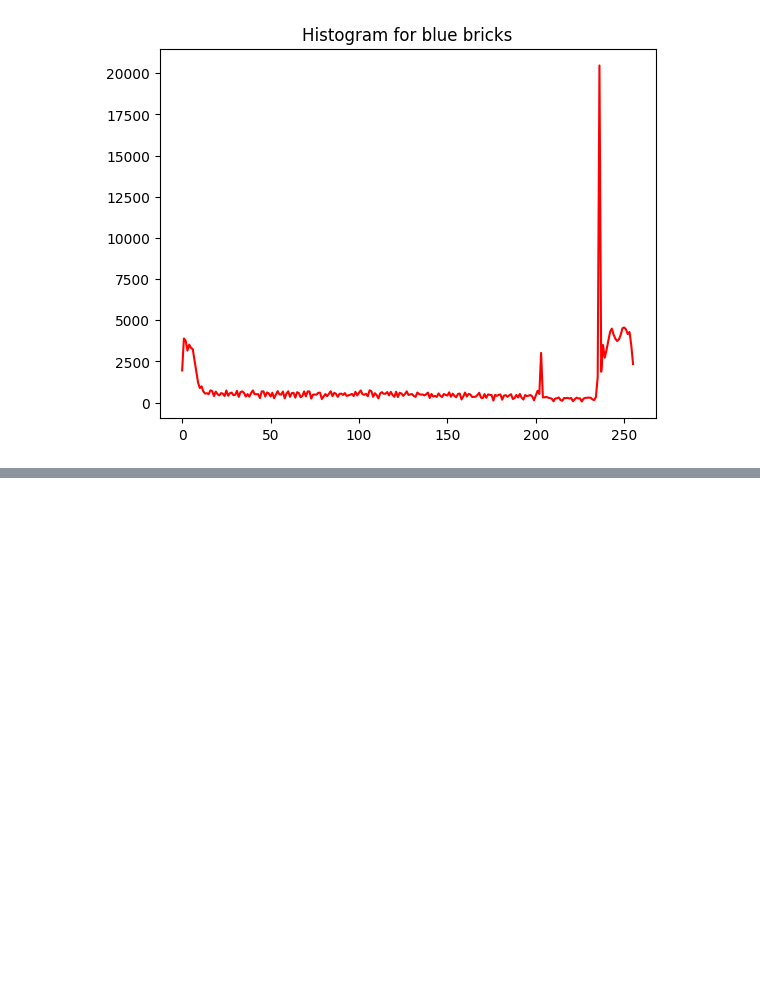
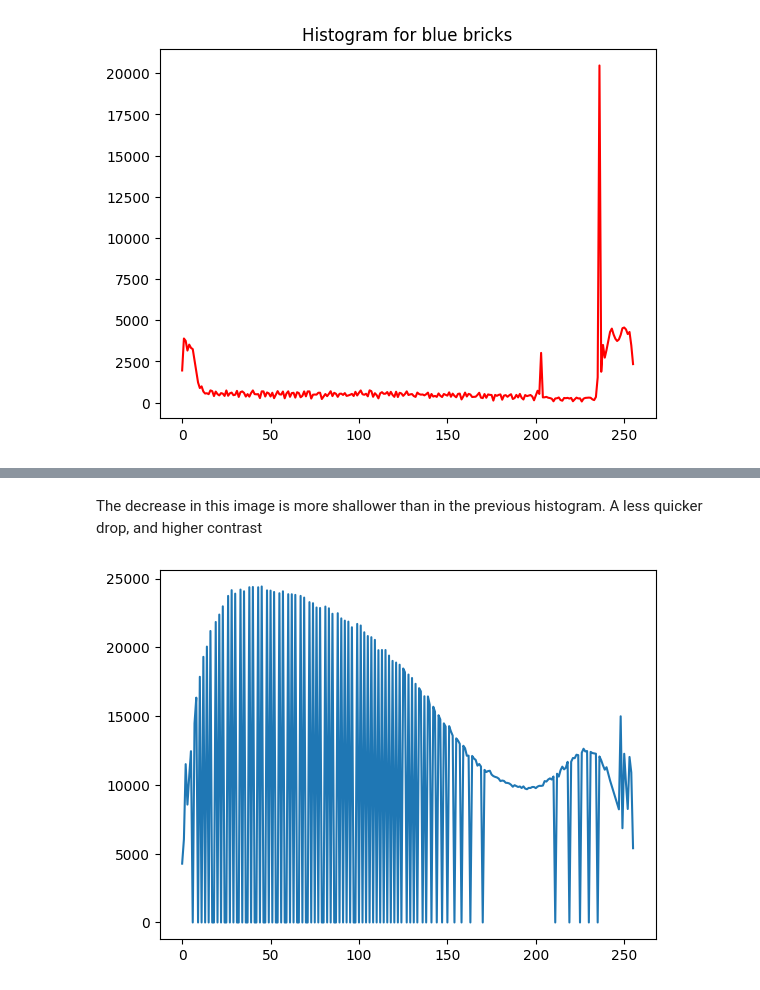
Before and after one commit to Joel-Milla/Computer-Vision-OpenCV-DeepLearning, a Jupyter notebook: Section 4 - Image Processing/Histograms.ipynb, the cells around one changed output, grey strips where cells are left out. Saved outputs shown, nothing was run; the diff lists cells and outputs as text; code cells hidden in the pictures; blank space fills up the shorter version.

```diff
--- a/Section 4 - Image Processing/Histograms.ipynb
+++ b/Section 4 - Image Processing/Histograms.ipynb
@@ -174,0 +206,8 @@ plt.show()
+# %% [markdown]
+The decrease in this image is more shallower than in the previous histogram. A less quicker drop, and higher contrast
+# %%
+hist_values = cv2.calcHist([eq_gorilla], channels=[0], mask=None, histSize=[256], ranges=[0,256]) # use the zero channel because gray has only one channelw
+plt.plot(hist_values)
+plt.show()
+# %% [output]
+[figure, added]
```
Also changed, not shown: parts of 14 cells of this notebook.
